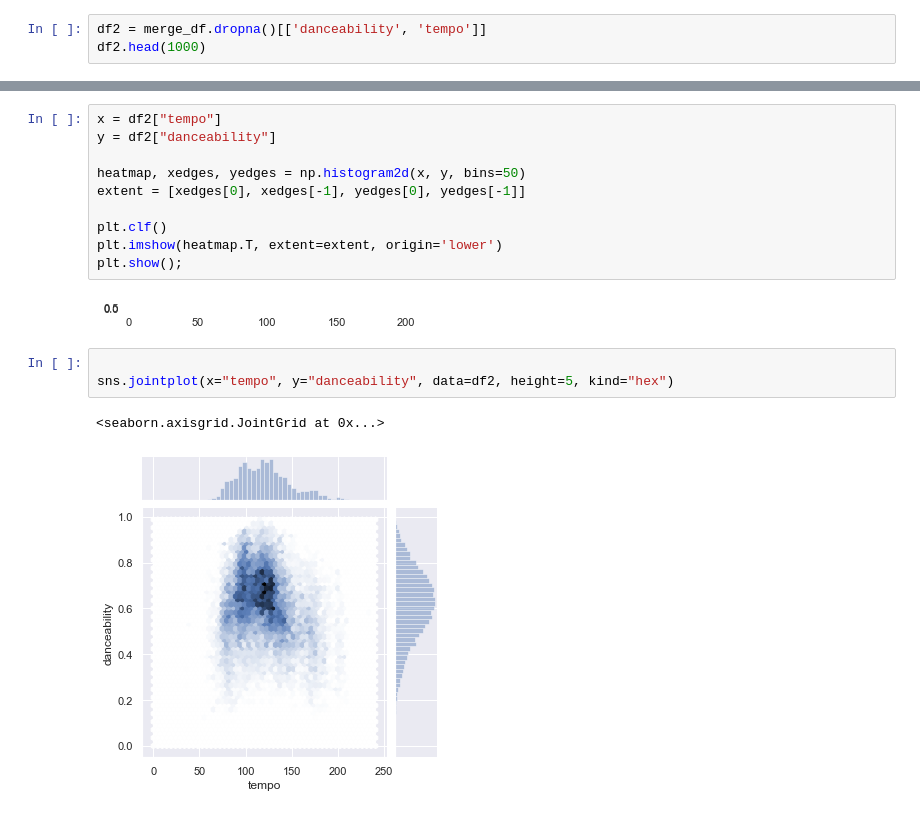
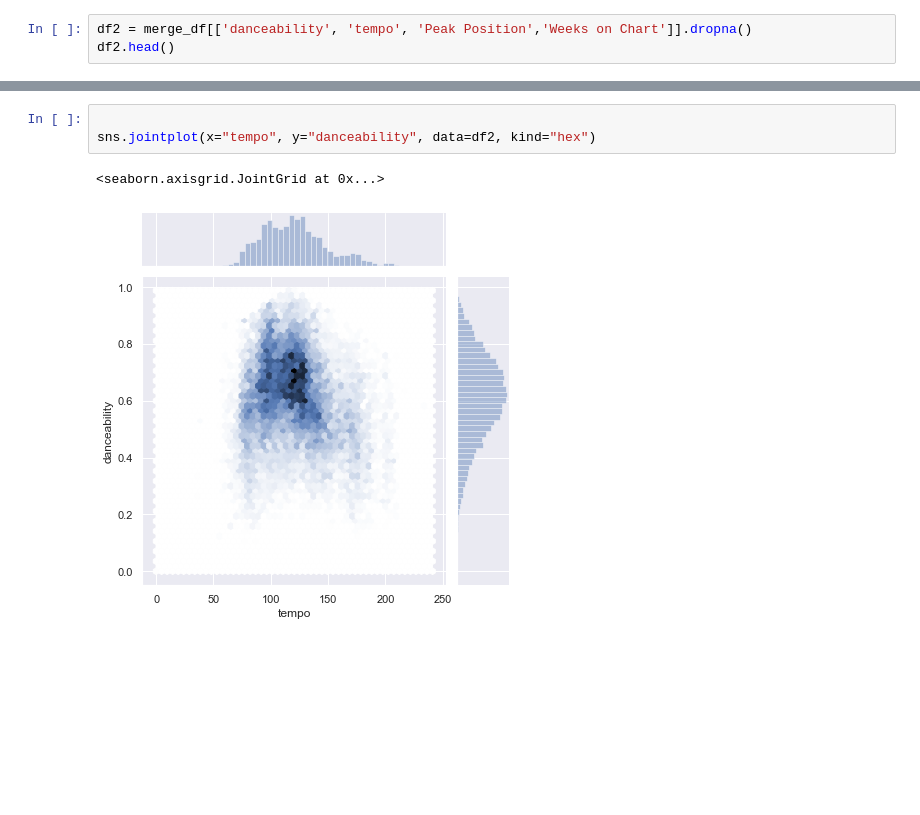
Before and after one commit to LRiceBall/Project-Group-5, a Jupyter notebook: start.ipynb, the cells around one changed output, grey strips where cells are left out. Drawn from its saved outputs; the diff is of its cells as text; blank space fills up the shorter version.

```diff
--- a/start.ipynb
+++ b/start.ipynb
@@ -31,4 +35,4 @@ merge_df.groupby(["Performer","Song"]).sum().describe()
 # %%
-df2 = merge_df.dropna()[['danceability', 'tempo']]
-df2.head(1000)
+df2 = merge_df[['danceability', 'tempo', 'Peak Position','Weeks on Chart']].dropna()
+df2.head()
 # %% [output]
@@ -59,18 +84,6 @@ plt.show();
-# %%
-x = df2["tempo"]
-y = df2["danceability"]
-
-heatmap, xedges, yedges = np.histogram2d(x, y, bins=50)
-extent = [xedges[0], xedges[-1], yedges[0], yedges[-1]]
-
-plt.clf()
-plt.imshow(heatmap.T, extent=extent, origin='lower')
-plt.show();
-# %% [output]
-[figure, removed]
 # %%
 
-sns.jointplot(x="tempo", y="danceability", data=df2, height=5, kind="hex")
+sns.jointplot(x="tempo", y="danceability", data=df2, kind="hex")
 # %% [output]
 <seaborn.axisgrid.JointGrid at 0x...>
-[figure, old version]
+[figure, new version]
```
Also changed, not shown: parts of 7 cells of this notebook.
